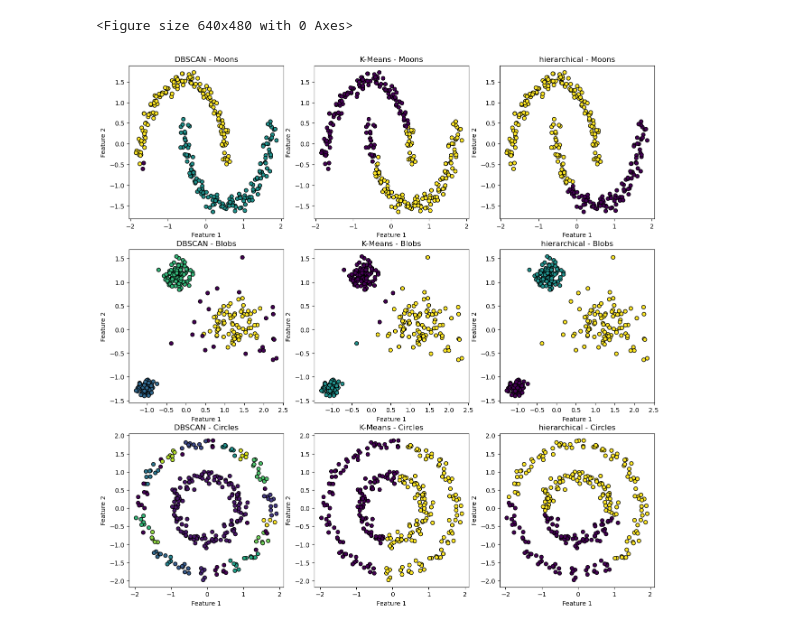
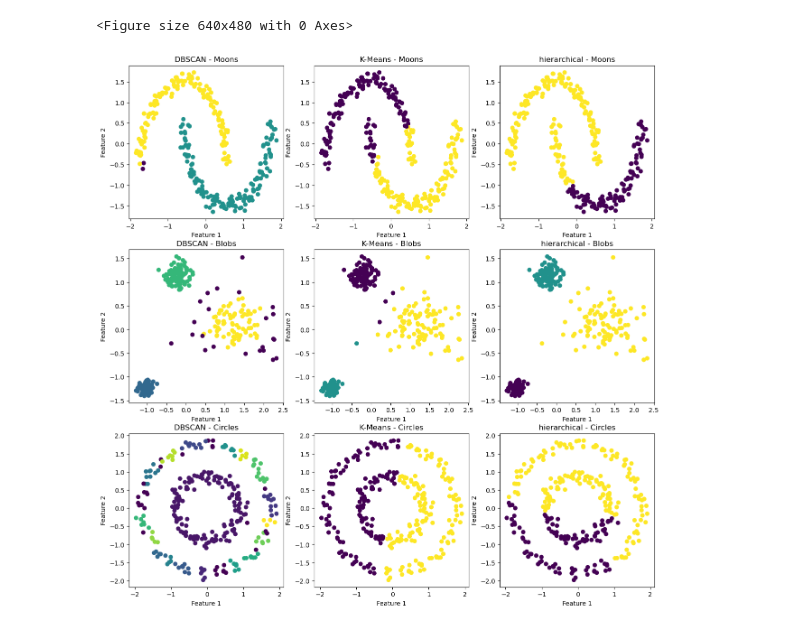
Before and after one commit to Binal-1805/BINF-5507, a Jupyter notebook: Assignment-3.ipynb, the cells around one changed output. Cells and saved outputs as stored; diff of their text form; code cells hidden in the pictures.

```diff
--- a/Assignment-3.ipynb
+++ b/Assignment-3.ipynb
@@ -24,7 +24,7 @@ X_circles_scaled = scaler.fit_transform(X_circles)
 # %%
 # Clustering and plotting function
 def plot_clusters(X, lables, title, ax):
-    ax.scatter(X[:, 0], X[:, 1], c=lables, cmap='viridis', edgecolors='k')
+    ax.scatter(X[:, 0], X[:, 1], c=lables, cmap='viridis')
     ax.set_title(title)
     ax.set_xlabel('Feature 1')
     ax.set_ylabel('Feature 2')
@@ -36,31 +36,31 @@ def apply_clustering_and_plot(X_moons, X_blobs, X_circles):
     datasets = [X_moons, X_blobs, X_circles]
     dataset_names = ["Moons", "Blobs", "Circles"]
     cluster_counts = [2, 3, 2] # Expected clusters for K-Means & Hierarchical
 
 
 # DBSCAN, K-Means and Hierarchical clustering
 
 # Loop through each dataset
     for i, (X, name, clusters) in enumerate(zip(datasets, dataset_names, cluster_counts)):
 
         # DBSCAN
         dbscan_labels = DBSCAN(eps=0.2, min_samples=5).fit_predict(X)
         plot_clusters(X, dbscan_labels, f"DBSCAN - {name}", axes[i, 0])
 
         # K-Means
         kmeans_labels = KMeans(n_clusters=clusters, random_state=42).fit_predict(X)
         plot_clusters(X, kmeans_labels, f"K-Means - {name}", axes[i, 1])
 
         # Hierarchical Clustering
         hier_labels = fcluster(linkage(X, method="ward"), t=clusters, criterion="maxclust")
         plot_clusters(X, hier_labels, f"hierarchical - {name}", axes[i, 2])
 
 
 plt.tight_layout()
 plt.show()
 
 
 apply_clustering_and_plot(X_moons_scaled, X_blobs_scaled, X_circles_scaled)
 # %% [output]
 <Figure size 640x480 with 0 Axes>
-[figure, old version]
+[figure, new version]
```
